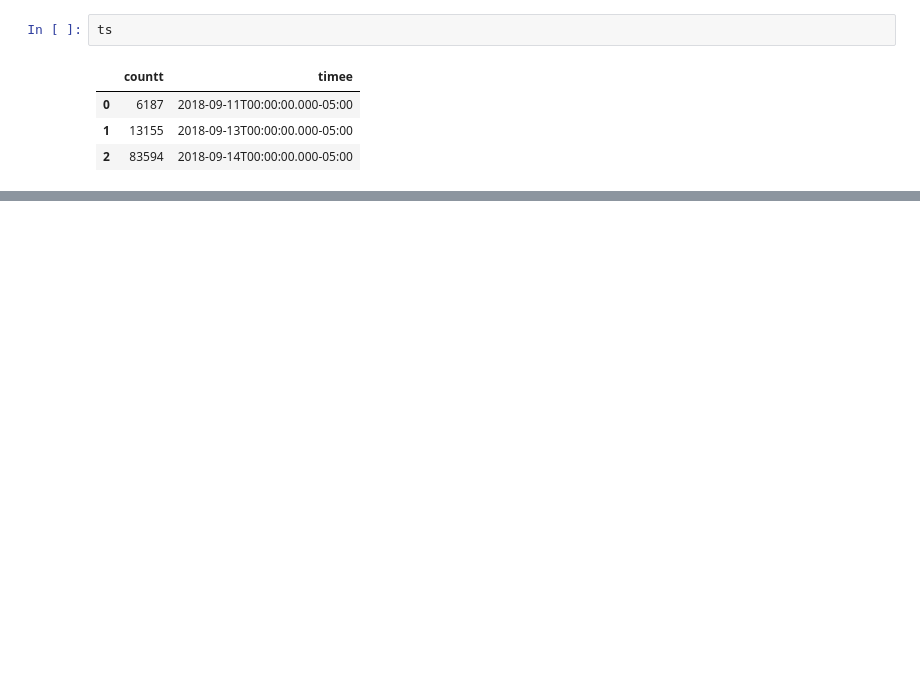
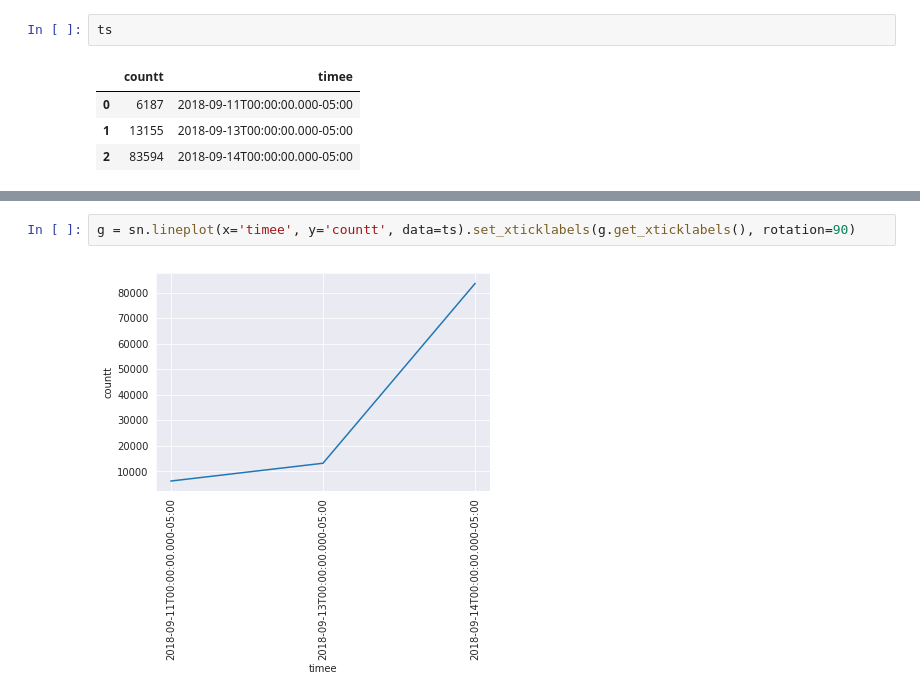
Before and after one commit to jasonwilson88/BDProject, a Jupyter notebook: Part2/three/tweetCountByDate/byDate.ipynb, the cells around one changed output, grey strips where cells are left out. Saved outputs shown, nothing was run; the diff lists cells and outputs as text; blank space fills up the shorter version.

```diff
--- a/Part2/three/tweetCountByDate/byDate.ipynb
+++ b/Part2/three/tweetCountByDate/byDate.ipynb
@@ -22,0 +22,4 @@ sn.lineplot(x='timee', y='countt', data=ts)
+# %%
+g = sn.lineplot(x='timee', y='countt', data=ts).set_xticklabels(g.get_xticklabels(), rotation=90)
+# %% [output]
+[figure, added]
```
Also changed, not shown: parts of 2 cells of this notebook, 2 other files.
